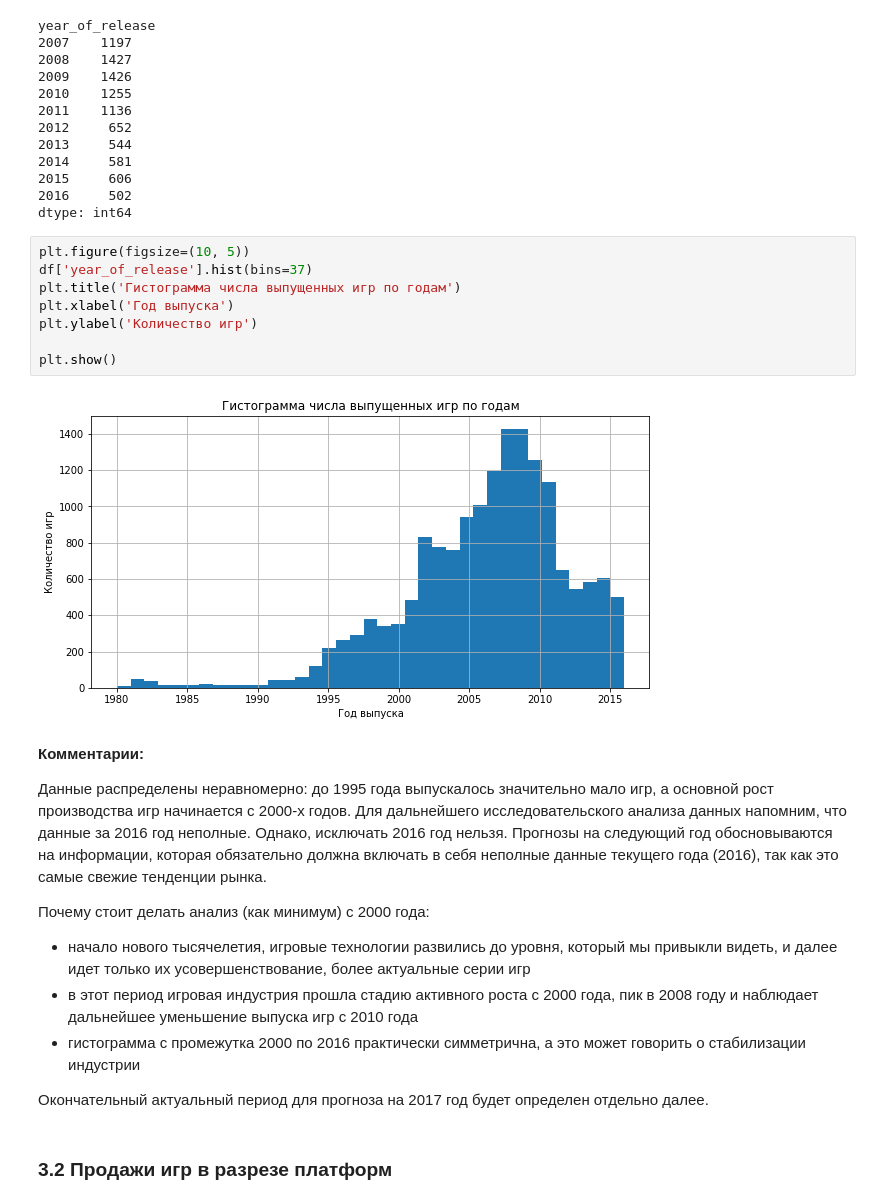
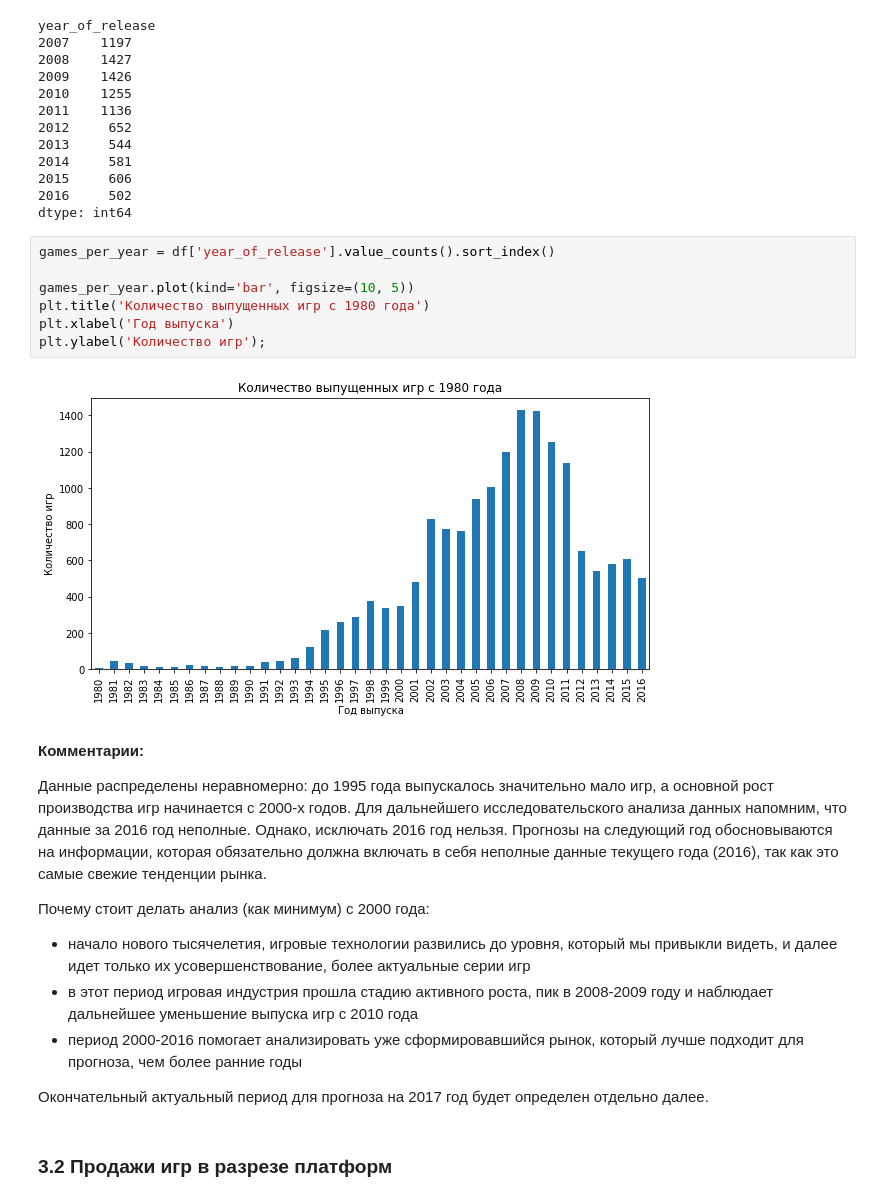
Before and after one commit to crumblinq/videogame-market-analysis, a Jupyter notebook: videogame_market_analysis.ipynb, the cells around one changed output. Drawn from its saved outputs; the diff is of its cells as text.

```diff
--- a/videogame_market_analysis.ipynb
+++ b/videogame_market_analysis.ipynb
@@ -440,15 +440,14 @@ year_of_release
 2016     502
 dtype: int64
 # %%
-plt.figure(figsize=(10, 5))
-df['year_of_release'].hist(bins=37)
-plt.title('Гистограмма числа выпущенных игр по годам')
+games_per_year = df['year_of_release'].value_counts().sort_index()
+
+games_per_year.plot(kind='bar', figsize=(10, 5))
+plt.title('Количество выпущенных игр с 1980 года')
 plt.xlabel('Год выпуска')
-plt.ylabel('Количество игр')
-
-plt.show()
+plt.ylabel('Количество игр');
 # %% [output]
-[figure, old version]
+[figure, new version]
 # %% [markdown]
 **Комментарии:**
 
@@ -456,8 +455,8 @@ plt.show()
 
 Почему стоит делать анализ (как минимум) с 2000 года:
 - начало нового тысячелетия, игровые технологии развились до уровня, который мы привыкли видеть, и далее идет только их усовершенствование, более актуальные серии игр
-- в этот период игровая индустрия прошла стадию активного роста с 2000 года, пик в 2008 году и наблюдает дальнейшee уменьшение выпуска игр с 2010 года
-- гистограмма с промежутка 2000 по 2016 практически симметрична, а это может говорить о стабилизации индустрии
+- в этот период игровая индустрия прошла стадию активного роста, пик в 2008-2009 году и наблюдает дальнейшee уменьшение выпуска игр с 2010 года
+- период 2000-2016 помогает анализировать уже сформировавшийся рынок, который лучше подходит для прогноза, чем более ранние годы
 
 Окончательный актуальный период для прогноза на 2017 год будет определен отдельно далее.
 # %% [markdown]
```
